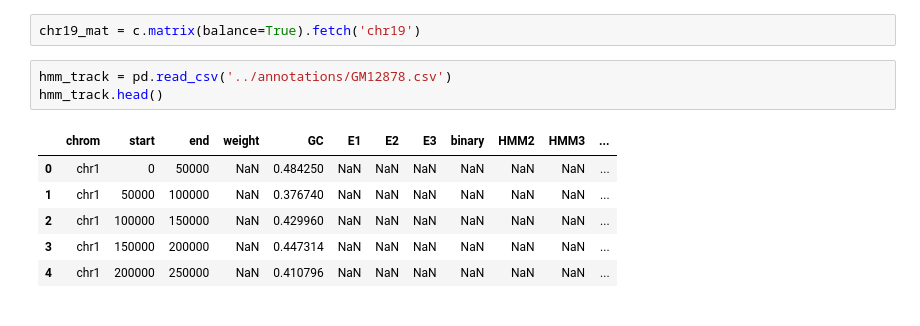
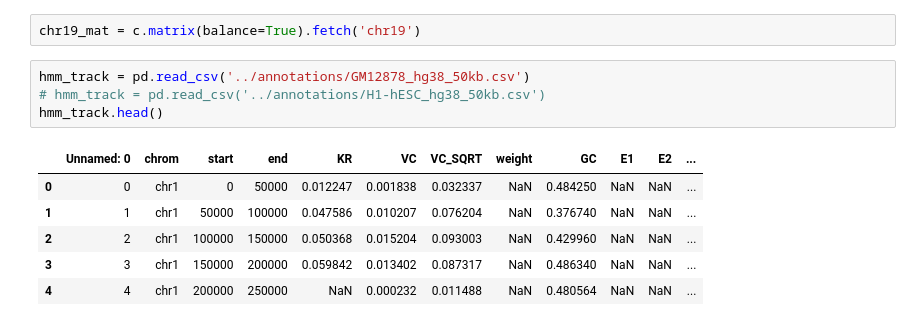
Before and after one commit to luisdiaz1997/HMM3P, a Jupyter notebook: notebooks/Figure1-plotmap.ipynb, the cells around one changed output. Drawn from its saved outputs; the diff is of its cells as text.

```diff
--- a/notebooks/Figure1-plotmap.ipynb
+++ b/notebooks/Figure1-plotmap.ipynb
@@ -16,15 +17,16 @@ bins = c.bins()[:]
 # %%
 chr19_mat = c.matrix(balance=True).fetch('chr19')
 # %%
-hmm_track = pd.read_csv('../annotations/GM12878.csv')
+hmm_track = pd.read_csv('../annotations/GM12878_hg38_50kb.csv')
+# hmm_track = pd.read_csv('../annotations/H1-hESC_hg38_50kb.csv')
 hmm_track.head()
 # %% [output]
-|  | chrom | start | end | weight | GC | E1 | E2 | E3 | binary | HMM2 | HMM3 | ... |
-| 0 | chr1 | 0 | 50000 | NaN | 0.484250 | NaN | NaN | NaN | NaN | NaN | NaN | ... |
-| 1 | chr1 | 50000 | 100000 | NaN | 0.376740 | NaN | NaN | NaN | NaN | NaN | NaN | ... |
-| 2 | chr1 | 100000 | 150000 | NaN | 0.429960 | NaN | NaN | NaN | NaN | NaN | NaN | ... |
-| 3 | chr1 | 150000 | 200000 | NaN | 0.447314 | NaN | NaN | NaN | NaN | NaN | NaN | ... |
-| 4 | chr1 | 200000 | 250000 | NaN | 0.410796 | NaN | NaN | NaN | NaN | NaN | NaN | ... |
+|  | Unnamed: 0 | chrom | start | end | KR | VC | VC_SQRT | weight | GC | E1 | E2 | ... |
+| 0 | 0 | chr1 | 0 | 50000 | 0.012247 | 0.001838 | 0.032337 | NaN | 0.484250 | NaN | NaN | ... |
+| 1 | 1 | chr1 | 50000 | 100000 | 0.047586 | 0.010207 | 0.076204 | NaN | 0.376740 | NaN | NaN | ... |
+| 2 | 2 | chr1 | 100000 | 150000 | 0.050368 | 0.015204 | 0.093003 | NaN | 0.429960 | NaN | NaN | ... |
+| 3 | 3 | chr1 | 150000 | 200000 | 0.059842 | 0.013402 | 0.087317 | NaN | 0.486340 | NaN | NaN | ... |
+| 4 | 4 | chr1 | 200000 | 250000 | NaN | 0.000232 | 0.011488 | NaN | 0.480564 | NaN | NaN | ... |
 # %%
 
 
```
Also changed, not shown: parts of 7 cells of this notebook, 1 other file.
